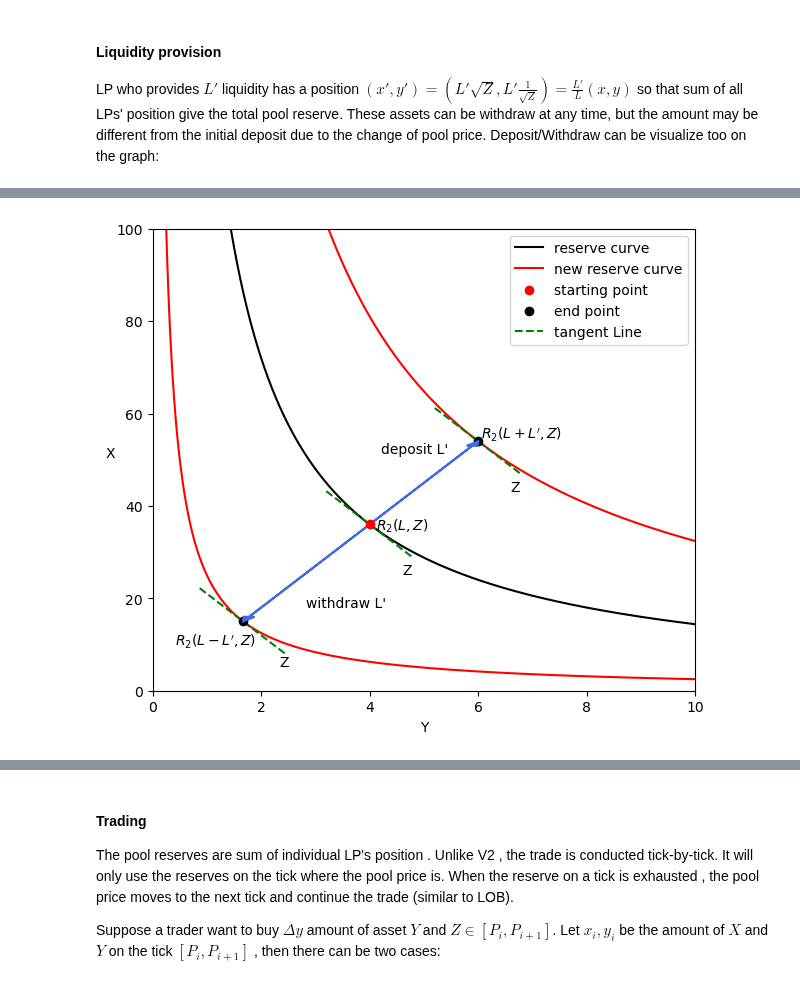
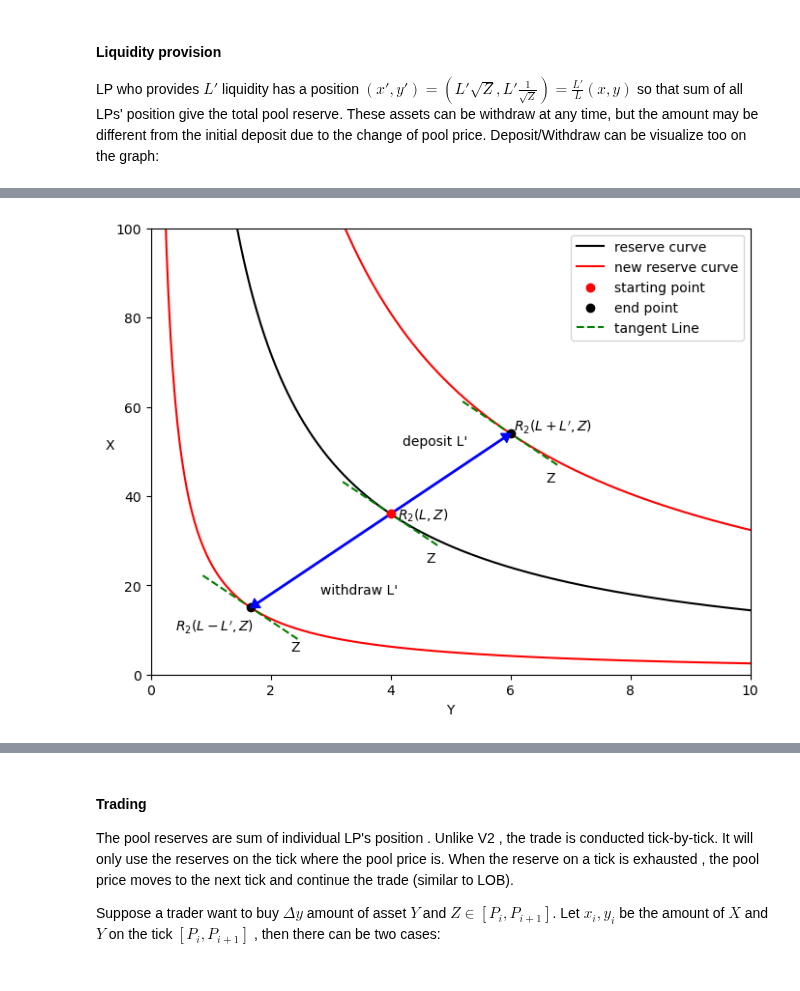
Before and after one commit to std92050/AMM, a Jupyter notebook: AMM_presentation.ipynb, the cells around one changed output, grey strips where cells are left out. Cells and saved outputs as stored; diff of their text form; code cells hidden in the pictures.

```diff
--- a/AMM_presentation.ipynb
+++ b/AMM_presentation.ipynb
@@ -117,78 +142,91 @@ initial deposit due to the change of pool price. Deposit/Withdraw can be visuali
 # %%
 
-x =  np.linspace(0.01,15,10000)
+y =  np.linspace(0.01,15,10000)
 
 L=12
 L_1 = 5
 L_2 = 18
 
-fig, ax = plt.subplots(figsize=(7,6))
-ax.plot(x, L**2/x  , color='black',label='reserve curve')
-ax.plot(x, L_1**2/x , color='r', label = 'new reserve curve')
-ax.plot(x, L_2**2/x , color='r')
+fig, ax = plt.subplots(figsize=(8,6))
+ax.plot(y, L**2/y  , color='black',label='reserve curve')
+ax.plot(y, L_1**2/y , color='r', label = 'new reserve curve')
+ax.plot(y, L_2**2/y , color='r')
 
 
-x_0 = 4
-y_0 = L**2/x_0
-x_1 = (L_1/L)*x_0
-y_1 = L_1**2/x_1
-x_2 = (L_2/L)*x_0
-y_2 = L_2**2/x_2
+y_0 = 4
+x_0 = L**2/y_0
+y_1 = (L_1/L)*y_0
+x_1 = L_1**2/y_1
+y_2 = (L_2/L)*y_0
+x_2 = L_2**2/y_2
 
-x_tan =  np.linspace(x_0-0.8,x_0+0.8,10000)
-x_1_tan =  np.linspace(x_1-0.8,x_1+0.8,10000)
-x_2_tan =  np.linspace(x_2-0.8,x_2+0.8,10000)
+y_tan =  np.linspace(y_0-0.8,y_0+0.8,10000)
+y_1_tan =  np.linspace(y_1-0.8,y_1+0.8,10000)
+y_2_tan =  np.linspace(y_2-0.8,y_2+0.8,10000)
 
 
-ax.scatter(x_0, y_0, color='r', label='starting point' , zorder=5)
-ax.scatter(x_1, y_1, color='k',zorder=3,label='end point')
-ax.scatter(x_2, y_2, color='k',zorder=3)
+ax.scatter(y_0, x_0, color='r', label='starting point' , zorder=5)
+ax.scatter(y_1, x_1, color='k',zorder=3,label='end point')
+ax.scatter(y_2, x_2, color='k',zorder=3)
 
-tangent_slope = -L**2/(x_0**2)
-tangent_line = tangent_slope * (x_tan - x_0) + y_0
+tangent_slope = -L**2/(y_0**2)
+tangent_line = tangent_slope * (y_tan - y_0) + x_0
 
-tangent_slope_1 = -L_1**2/(x_1**2)
-tangent_line_1 = tangent_slope_1 * (x_1_tan - x_1) + y_1
+tangent_slope_1 = -L_1**2/(y_1**2)
+tangent_line_1 = tangent_slope_1 * (y_1_tan - y_1) + x_1
 
-tangent_slope_2 = -L_2**2/(x_2**2)
-tangent_line_2 = tangent_slope_2 * (x_2_tan - x_2) + y_2
+tangent_slope_2 = -L_2**2/(y_2**2)
+tangent_line_2 = tangent_slope_2 * (y_2_tan - y_2) + x_2
 
-ax.arrow(x_0 ,y_0 ,x_1-x_0,y_1-y_0 , length_includes_head = True,
-         head_width=0.2, head_length=1 ,color='royalblue', linewidth=1.5 ,zorder=4 )
+plt.annotate('',
+            xy=(y_1 , x_1 ),
+            xytext=(y_0 ,x_0),
+            arrowprops={
+                'width':1,
+                'headlength':6,
+                'headwidth':8,
+                'color':'blue'},
+            fontsize=10)
 
-ax.arrow(x_0 ,y_0 ,x_2-x_0,y_2-y_0 , length_includes_head = True,
-         head_width=0.2, head_length=1 ,color='royalblue', linewidth=1.5,zorder=4)
+plt.annotate('',
+            xy=(y_2 , x_2 ),
+            xytext=(y_0 ,x_0),
+            arrowprops={
+                'width':1,
+                'headlength':6,
+                'headwidth':8,
+                'color':'blue'},
+            fontsize=10)
+
+ax.plot(y_tan, tangent_line, linestyle='--', color='g', label='tangent Line')
+ax.plot(y_1_tan, tangent_line_1, linestyle='--', color='g')
+ax.plot(y_2_tan, tangent_line_2, linestyle='--', color='g')
 
 
-ax.plot(x_tan, tangent_line, linestyle='--', color='g', label='tangent Line')
-ax.plot(x_1_tan, tangent_line_1, linestyle='--', color='g')
-ax.plot(x_2_tan, tangent_line_2, linestyle='--', color='g')
+ax.text(y_0*1.15, x_0*0.7, 'Z', fontsize=10)
+ax.text(y_0*1.03, x_0*0.97, r'$R_2(L,Z)$', fontsize=10)
 
 
-ax.text(x_0*1.15, y_0*0.7, 'Z', fontsize=10)
-ax.text(x_0*1.03, y_0*0.97, r'$R_2(L,Z)$', fontsize=10)
+ax.text(y_1*1.4, x_1*0.35, 'Z', fontsize=10)
+ax.text(y_1*0.25, x_1*0.65, r'$R_2(L-L%s,Z)$' %("'"), fontsize=10)
+ax.text(y_1*1.7, x_1*1.2, 'withdraw L%s' % ("'"), fontsize=10)
 
 
-ax.text(x_1*1.4, y_1*0.35, 'Z', fontsize=10)
-ax.text(x_1*0.25, y_1*0.65, r'$R_2(L-L%s,Z)$' %("'"), fontsize=10)
-ax.text(x_1*1.7, y_1*1.2, 'withdraw L%s' % ("'"), fontsize=10)
-
-
-ax.text(x_2*1.1 , y_2*0.8, 'Z', fontsize=10)
-ax.text(x_2*1.01, y_2*1.01, r'$R_2(L+L%s,Z)$' %("'"), fontsize=10)
-ax.text(x_2*0.7, y_2*0.95, 'deposit L%s' % ("'"), fontsize=10)
+ax.text(y_2*1.1 , x_2*0.8, 'Z', fontsize=10)
+ax.text(y_2*1.01, x_2*1.01, r'$R_2(L+L%s,Z)$' %("'"), fontsize=10)
+ax.text(y_2*0.7, x_2*0.95, 'deposit L%s' % ("'"), fontsize=10)
 
 
 
 
 ax.legend()
 ax.set_xlim(0,10)
 ax.set_ylim(0,100)
 ax.set_xlabel("Y")
 ax.set_ylabel("X",rotation=0)
 plt.show()
 # %% [output]
-[figure, old version]
+[figure, new version]
 # %% [markdown]
 ### Uniswap V3
 
```
Also changed, not shown: parts of 6 cells of this notebook, 5 other files.
